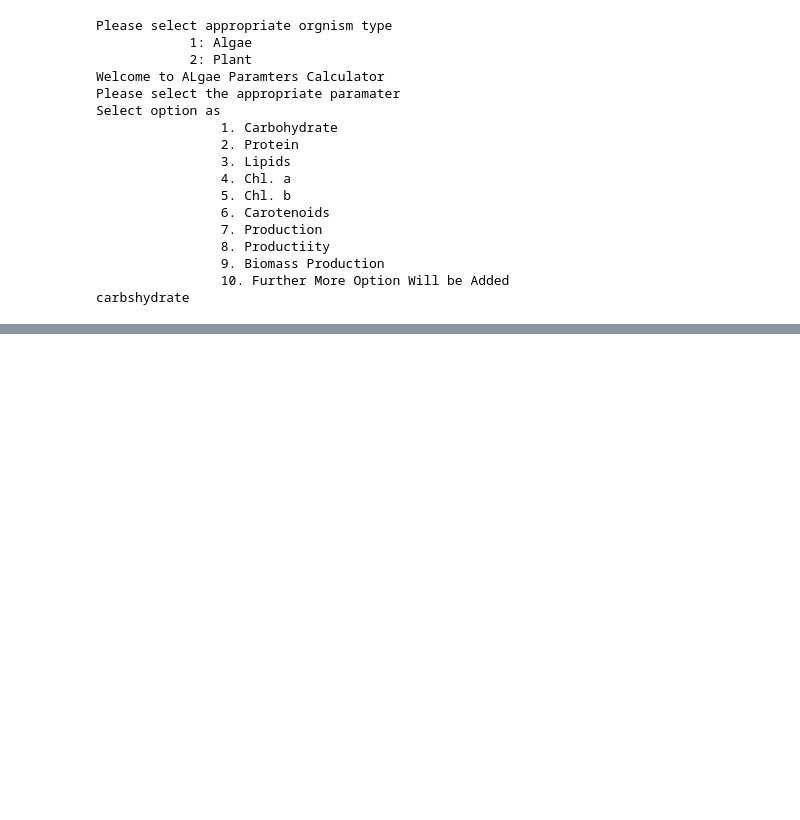
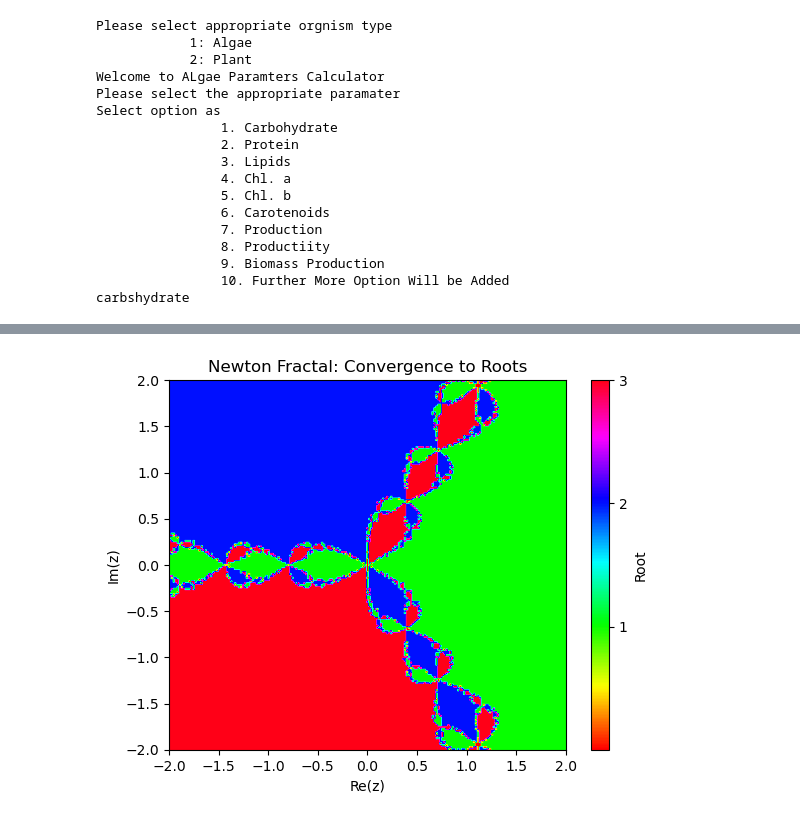
Before and after one commit to MuhammadRehanKhalid/Calculation-_of_Parameters, a Jupyter notebook: paramter_pigments.ipynb, the cells around one changed output, grey strips where cells are left out. Drawn from its saved outputs; the diff is of its cells as text; code cells hidden in the pictures; blank space fills up the shorter version.

```diff
--- a/paramter_pigments.ipynb
+++ b/paramter_pigments.ipynb
@@ -64,0 +233,91 @@ carbshydrate
+# %%
+import numpy as np
+import matplotlib.pyplot as plt
+
+# Parameters for the complex plane
+x = np.linspace(-2, 2, 201)  # Real part
+y = np.linspace(-2, 2, 201)  # Imaginary part
+X, Y = np.meshgrid(x, y)  # 2D grid
+Z = X + 1j * Y  # Initialize complex grid points
+
+# Newton-Raphson parameters
+max_iter = 20  # Maximum iterations
+tol = 0.001  # Convergence tolerance
+roots = [1, np.exp(2j * np.pi / 3), np.exp(-2j * np.pi / 3)]  # Roots of z^3 - 1
+n_roots = len(roots)
+
+# Initialize outputs
+convergence = np.zeros(Z.shape)  # Store which root each point converges to
+iterations = np.zeros(Z.shape)  # Store iteration counts
+
+# Newton-Raphson iteration
+for k in range(max_iter):
+    Z_old = Z.copy()  # Store current values
+    Z = Z - (Z**3 - 1) / (3 * Z**2)  # Newton-Raphson formula
+
+    # Check for convergence to each root
+    for r in range(n_roots):
+        mask = np.abs(Z - roots[r]) < tol  # Points close to root r
+        convergence[mask & (convergence == 0)] = r + 1  # Mark converged points (1-indexed)
+        iterations[mask & (iterations == 0)] = k + 1  # Record iteration count (1-indexed)
+
+# Visualization: Root Convergence (Using imagesc)
+plt.figure()
+plt.imshow(convergence, extent=[x[0], x[-1], y[0], y[-1]], origin='lower', cmap='hsv', aspect='auto')
+plt.colorbar(ticks=range(1, n_roots + 1), label='Root')
+plt.title('Newton Fractal: Convergence to Roots')
+plt.xlabel('Re(z)')
+plt.ylabel('Im(z)')
+plt.savefig('newton_fractal_convergence.png', dpi=300)
+
+# Visualization: Iteration Count (Using imagesc)
+plt.figure()
+plt.imshow(iterations, extent=[x[0], x[-1], y[0], y[-1]], origin='lower', cmap='Accent_r', aspect='auto')
+plt.colorbar(label='Iterations')
+plt.title('Newton Fractal: Iterations to Converge')
+plt.xlabel('Re(z)')
+plt.ylabel('Im(z)')
+plt.savefig('newton_fractal_iterations.png', dpi=300)
+
+# Visualization: Iteration Count with Scatter
+plt.figure()
+plt.scatter(np.real(Z_old), np.imag(Z_old), c=iterations.flatten(), cmap='jet', s=3)
+plt.colorbar(label='Iterations')
+plt.title('Iteration Count Scatter for Newton Fractal')
+plt.xlabel('Re(z)')
+plt.ylabel('Im(z)')
+plt.axis('equal')
+plt.grid(True)
+plt.xlim([-130, 7])
+plt.ylim([-62, 62])
+plt.savefig('iteration_count_scatter1.png', dpi=300)
+
+# Further adjusted axis limits
+plt.figure()
+plt.scatter(np.real(Z_old), np.imag(Z_old), c=iterations.flatten(), cmap='jet', s=3)
+plt.colorbar(label='Iterations')
+plt.title('Iteration Count Scatter with Adjusted Limits')
+plt.xlabel('Re(z)')
+plt.ylabel('Im(z)')
+plt.axis('equal')
+plt.grid(True)
+plt.xlim([-43.3, 4.8])
+plt.ylim([-23.7, 19.8])
+plt.savefig('iteration_count_scatter2.png', dpi=300)
+
+# Final adjustment for axis limits
+plt.figure()
+plt.scatter(np.real(Z_old), np.imag(Z_old), c=iterations.flatten(), cmap='jet', s=3)
+plt.colorbar(label='Iterations')
+plt.title('Iteration Count Scatter with Final Limits')
+plt.xlabel('Re(z)')
+plt.ylabel('Im(z)')
+plt.axis('equal')
+plt.grid(True)
+plt.xlim([-32.6, 3.6])
+plt.ylim([-18.1, 14.5])
+plt.savefig('iteration_count_scatter3.png', dpi=300)
+
+plt.show()
+# %% [output]
+[figure, added]
```
Also changed, not shown: parts of 3 cells of this notebook, 5 other files.
